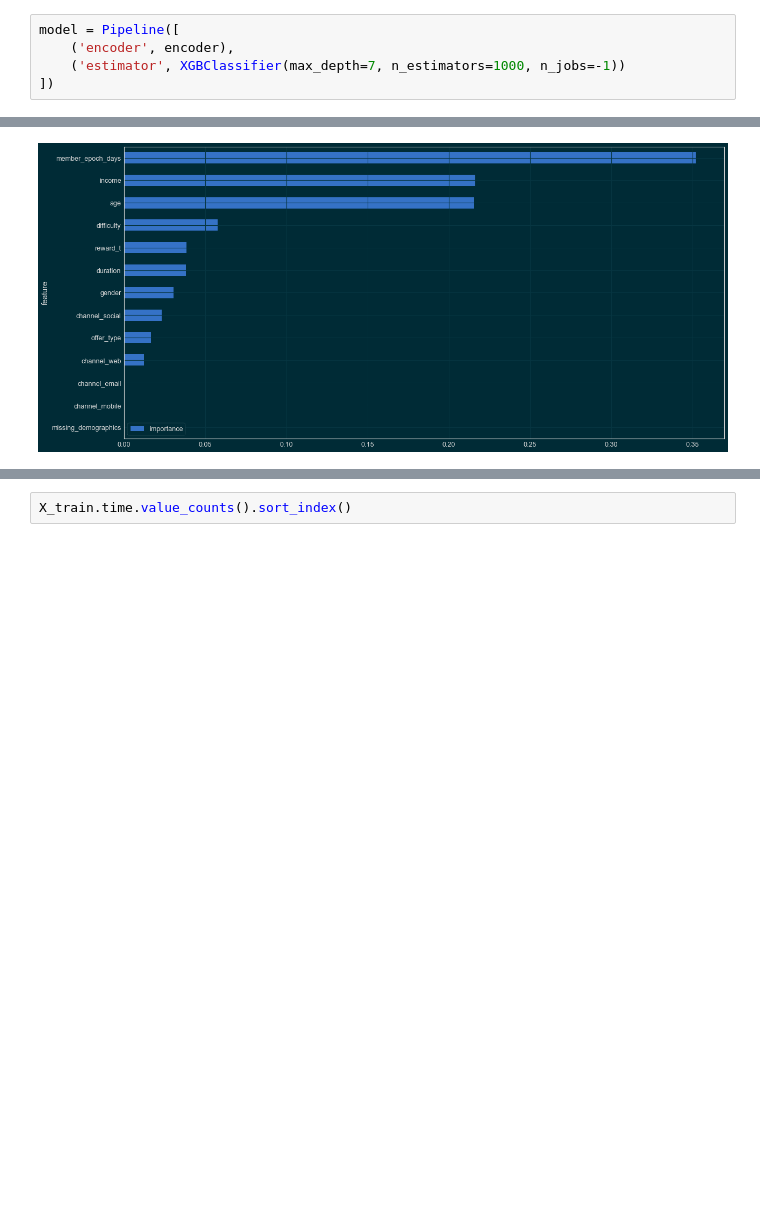
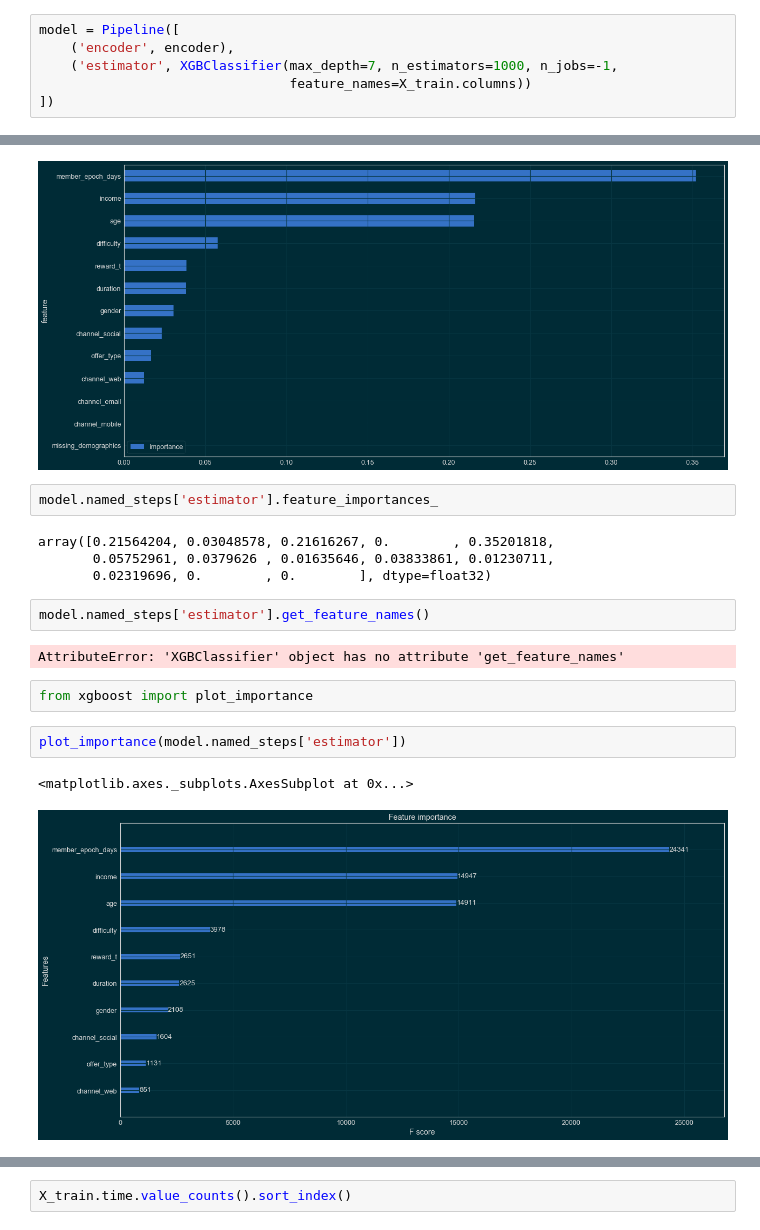
Before and after one commit to mtasende/starbucks-advertising, a Jupyter notebook: notebooks/scratchpad/003-mt-offer-success.ipynb, the cells around one changed output, grey strips where cells are left out. Cells and saved outputs as stored; diff of their text form; blank space fills up the shorter version.

```diff
--- a/notebooks/scratchpad/003-mt-offer-success.ipynb
+++ b/notebooks/scratchpad/003-mt-offer-success.ipynb
@@ -164,7 +164,8 @@ from sklearn.pipeline import Pipeline
 # %%
 model = Pipeline([
     ('encoder', encoder),
-    ('estimator', XGBClassifier(max_depth=7, n_estimators=1000, n_jobs=-1))
+    ('estimator', XGBClassifier(max_depth=7, n_estimators=1000, n_jobs=-1,
+                                feature_names=X_train.columns))
 ])
 # %%
 from time import time
@@ -233,3 +234,20 @@ feat_imp.plot(kind='barh')
 # %% [output]
 <matplotlib.axes._subplots.AxesSubplot at 0x...>
 [figure]
+# %%
+model.named_steps['estimator'].feature_importances_
+# %% [output]
+array([0.21564204, 0.03048578, 0.21616267, 0.        , 0.35201818,
+       0.05752961, 0.0379626 , 0.01635646, 0.03833861, 0.01230711,
+       0.02319696, 0.        , 0.        ], dtype=float32)
+# %%
+model.named_steps['estimator'].get_feature_names()
+# %% [output]
+AttributeError: 'XGBClassifier' object has no attribute 'get_feature_names'
+# %%
+from xgboost import plot_importance
+# %%
+plot_importance(model.named_steps['estimator'])
+# %% [output]
+<matplotlib.axes._subplots.AxesSubplot at 0x...>
+[figure, added]
```
Also changed, not shown: parts of 46 cells of this notebook, 4 other files.
